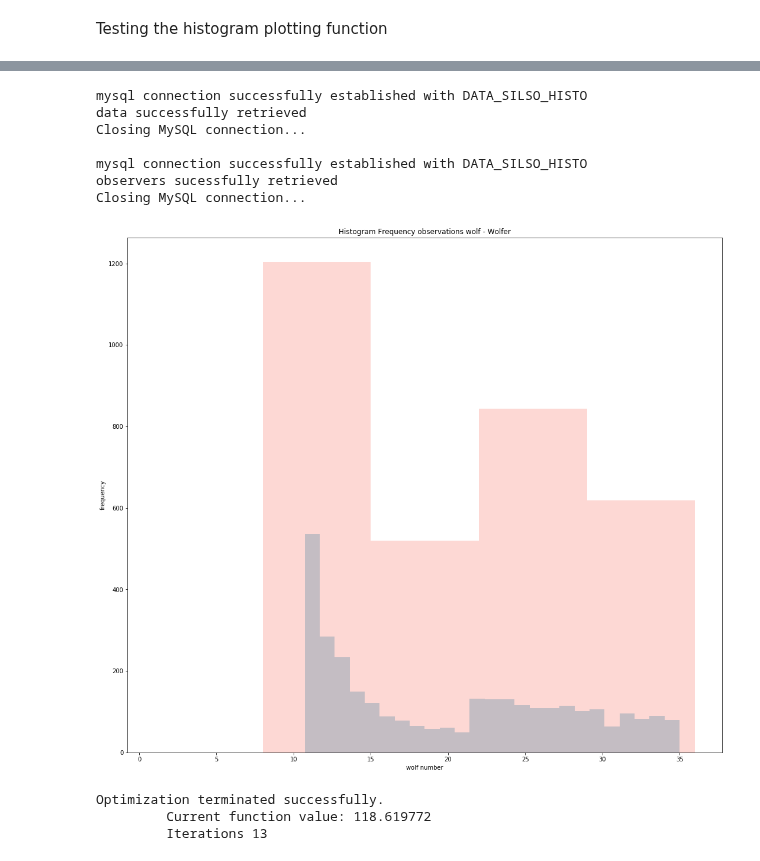
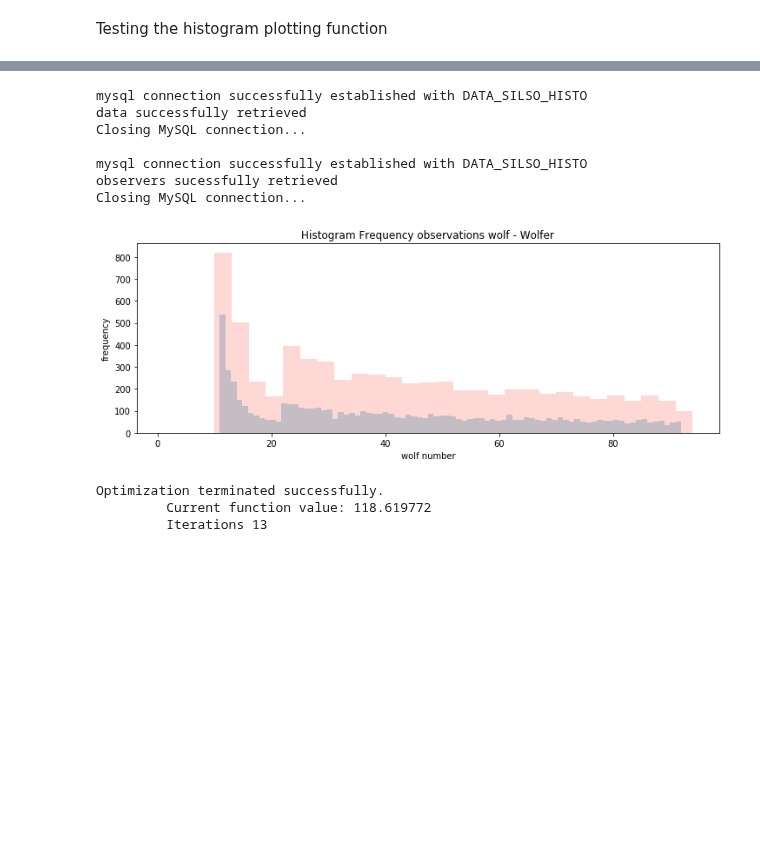
Before and after one commit to dcxSt/DATA_SILSO_HISTO_search, a Jupyter notebook: Histograms.ipynb, the cells around one changed output, grey strips where cells are left out. Drawn from its saved outputs; the diff is of its cells as text; code cells hidden in the pictures; blank space fills up the shorter version.

```diff
--- a/Histograms.ipynb
+++ b/Histograms.ipynb
@@ -27,21 +24,18 @@ Hello from the pygame community. https://www.pygame.org/contribute.html
 # %%
 weights = frequency_wolf_histogram(observer="Wolfer",
                                    option="wolf",
-                                   zero=False,binwidth=7,
-                                   only_blue=False,figsize=(18,16),
-                                   data_interval=(0,35),sup_freq=1000)
-
-
-save_as="wolfer-hist.png"
+                                   zero=False,binwidth=3,
+                                   only_blue=False,figsize=(12,4),
+                                   data_interval=(0,92),sup_freq=1000,save_as="figures/histogram_wolfer2.png")
 # %% [output]
 mysql connection successfully established with DATA_SILSO_HISTO
 data successfully retrieved
 Closing MySQL connection...
 
 mysql connection successfully established with DATA_SILSO_HISTO
 observers sucessfully retrieved
 Closing MySQL connection...
-[figure, old version]
+[figure, new version]
 # %%
 #weights
 # %%
```
Also changed, not shown: parts of 1 cell of this notebook, 45 other files.
